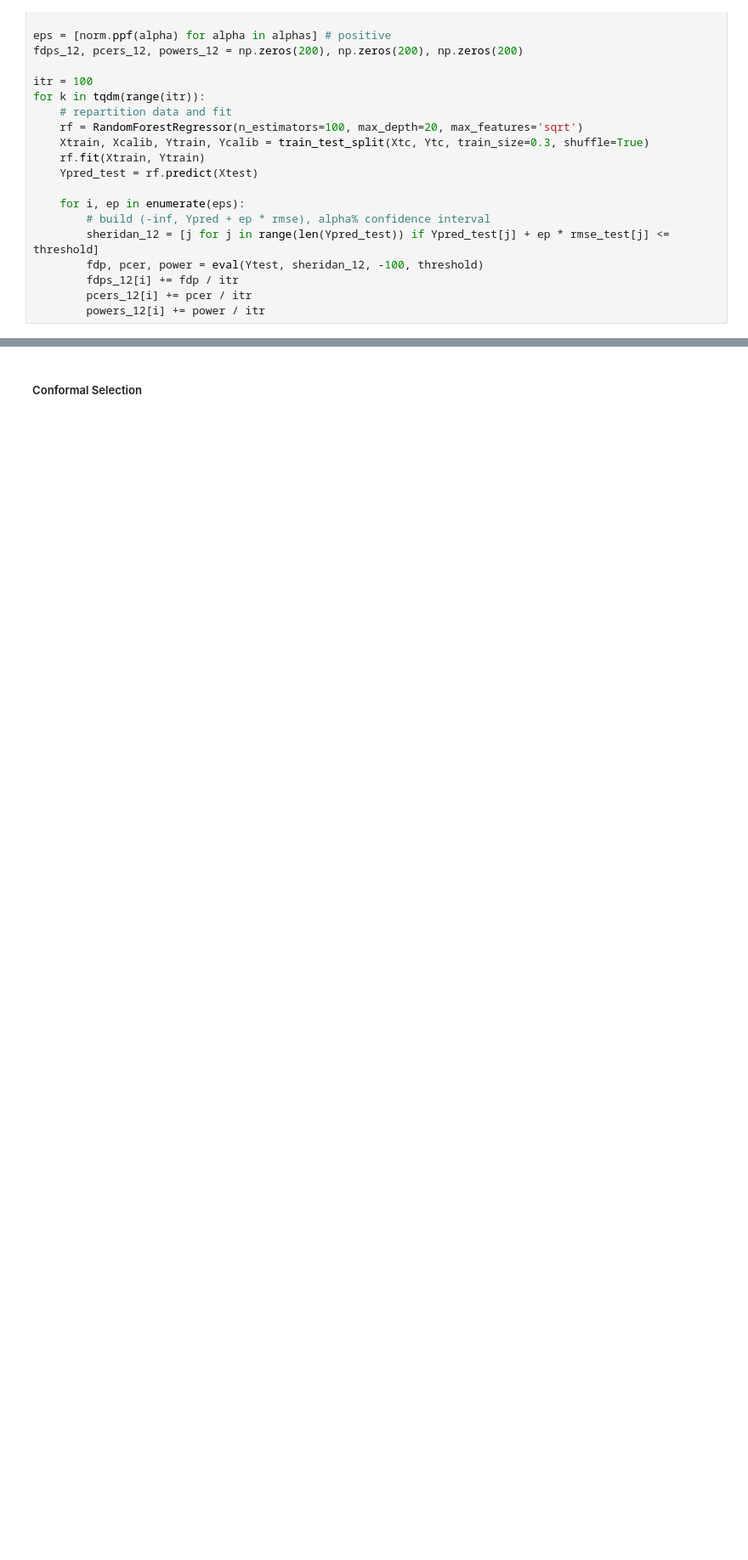
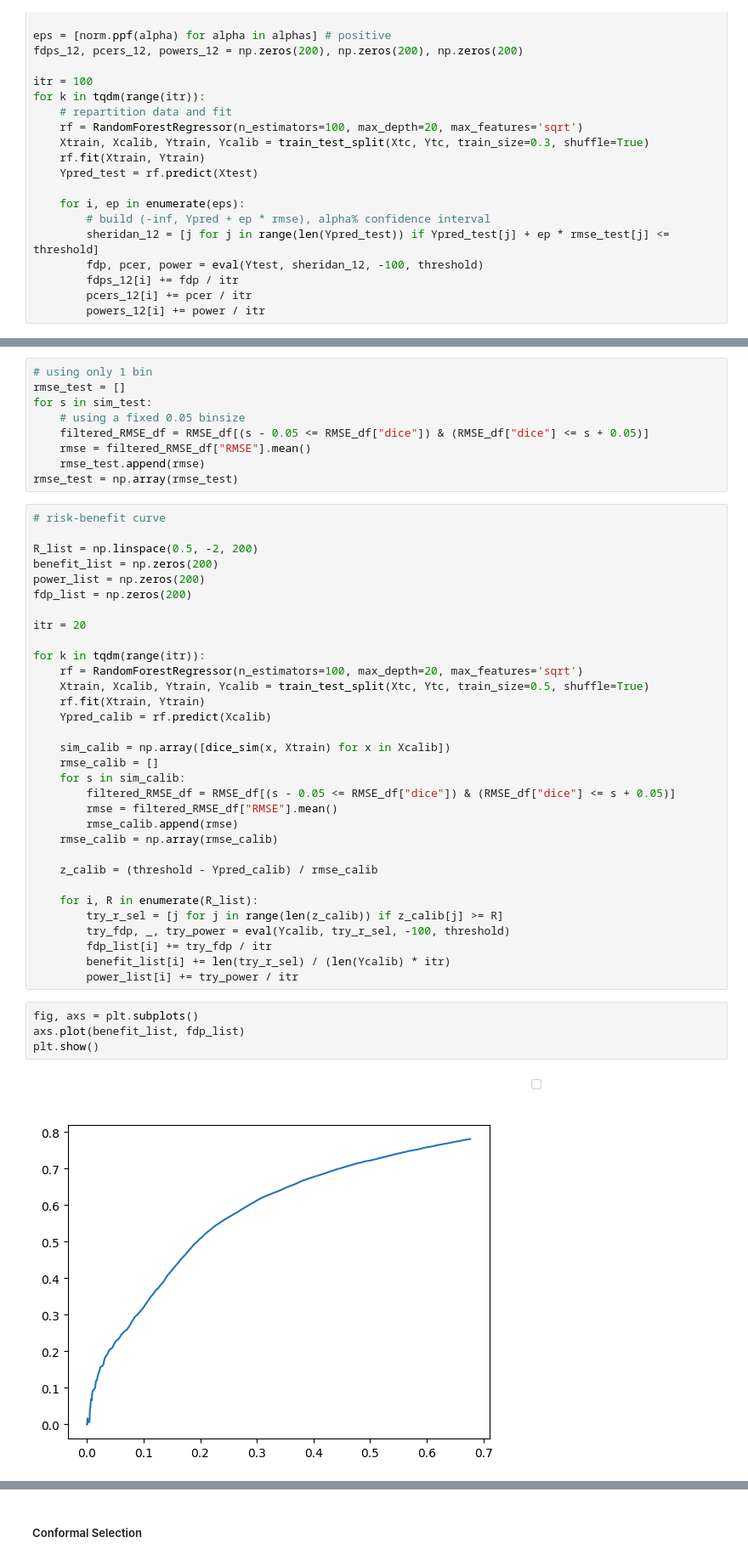
Before and after one commit to Tian-Bai/selcf_paper, a Jupyter notebook: utils/Sheridan-vs-Conformal.ipynb, the cells around one changed output, grey strips where cells are left out. Shown at 85% size. Saved outputs shown, nothing was run; the diff lists cells and outputs as text; blank space fills up the shorter version.

```diff
--- a/utils/Sheridan-vs-Conformal.ipynb
+++ b/utils/Sheridan-vs-Conformal.ipynb
@@ -381,0 +395,47 @@ plt.show()
+# %%
+# using only 1 bin
+rmse_test = []
+for s in sim_test:
+    # using a fixed 0.05 binsize
+    filtered_RMSE_df = RMSE_df[(s - 0.05 <= RMSE_df["dice"]) & (RMSE_df["dice"] <= s + 0.05)]
+    rmse = filtered_RMSE_df["RMSE"].mean()
+    rmse_test.append(rmse)
+rmse_test = np.array(rmse_test)
+# %%
+# risk-benefit curve
+
+R_list = np.linspace(0.5, -2, 200)
+benefit_list = np.zeros(200)
+power_list = np.zeros(200)
+fdp_list = np.zeros(200)
+
+itr = 20
+
+for k in tqdm(range(itr)):
+    rf = RandomForestRegressor(n_estimators=100, max_depth=20, max_features='sqrt')
+    Xtrain, Xcalib, Ytrain, Ycalib = train_test_split(Xtc, Ytc, train_size=0.5, shuffle=True)
+    rf.fit(Xtrain, Ytrain)
+    Ypred_calib = rf.predict(Xcalib)
+
+    sim_calib = np.array([dice_sim(x, Xtrain) for x in Xcalib])
+    rmse_calib = []
+    for s in sim_calib:
+        filtered_RMSE_df = RMSE_df[(s - 0.05 <= RMSE_df["dice"]) & (RMSE_df["dice"] <= s + 0.05)]
+        rmse = filtered_RMSE_df["RMSE"].mean()
+        rmse_calib.append(rmse)
+    rmse_calib = np.array(rmse_calib)
+
+    z_calib = (threshold - Ypred_calib) / rmse_calib
+
+    for i, R in enumerate(R_list):
+        try_r_sel = [j for j in range(len(z_calib)) if z_calib[j] >= R]
+        try_fdp, _, try_power = eval(Ycalib, try_r_sel, -100, threshold)
+        fdp_list[i] += try_fdp / itr
+        benefit_list[i] += len(try_r_sel) / (len(Ycalib) * itr)
+        power_list[i] += try_power / itr
+# %%
+fig, axs = plt.subplots()
+axs.plot(benefit_list, fdp_list)
+plt.show()
+# %% [output]
+[figure, added]
```
Also changed, not shown: parts of 13 cells of this notebook, 3 other files.
